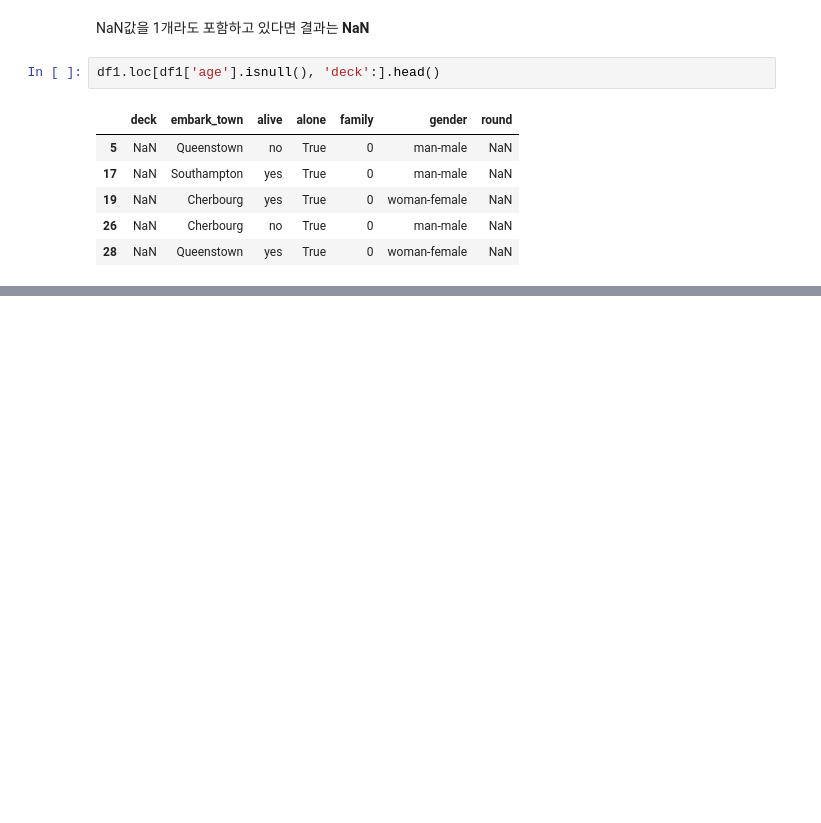
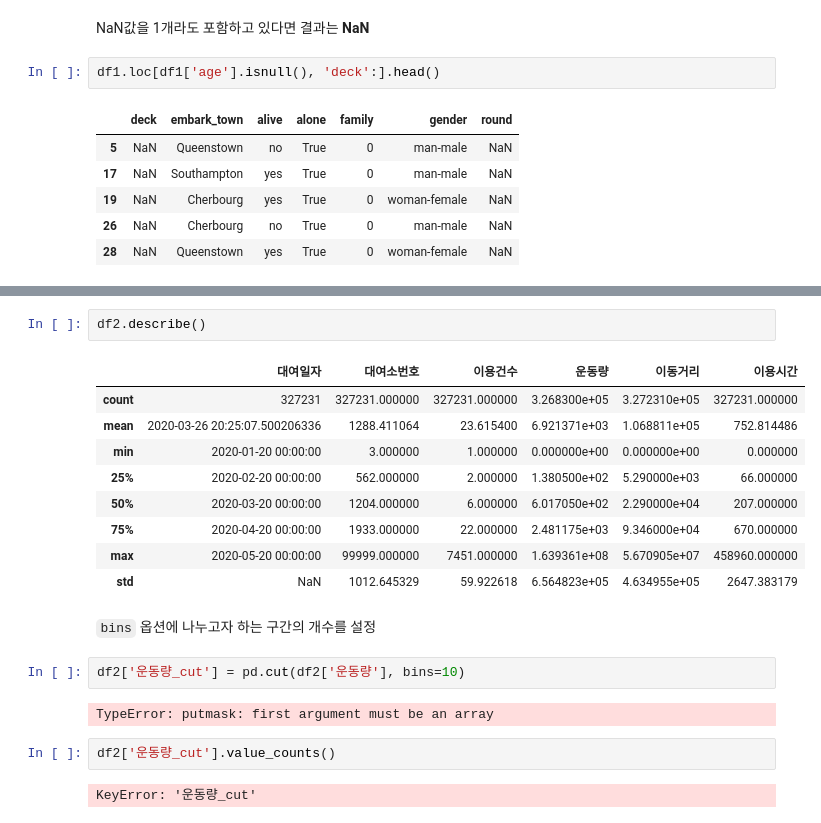
Before and after one commit to HeeJu-XiJu/TIL, a Jupyter notebook: Pandas/06_전처리,추가,삭제.ipynb, the cells around one changed output, grey strips where cells are left out. Drawn from its saved outputs; the diff is of its cells as text; blank space fills up the shorter version.

```diff
--- a/Pandas/06_전처리,추가,삭제.ipynb
+++ b/Pandas/06_전처리,추가,삭제.ipynb
@@ -180,0 +499,22 @@ df1.loc[df1['age'].isnull(), 'deck':].head()
+# %%
+df2.describe()
+# %% [output]
+|  | 대여일자 | 대여소번호 | 이용건수 | 운동량 | 이동거리 | 이용시간 |
+| count | 327231 | 327231.000000 | 327231.000000 | 3.268300e+05 | 3.272310e+05 | 327231.000000 |
+| mean | 2020-03-26 20:25:07.500206336 | 1288.411064 | 23.615400 | 6.921371e+03 | 1.068811e+05 | 752.814486 |
+| min | 2020-01-20 00:00:00 | 3.000000 | 1.000000 | 0.000000e+00 | 0.000000e+00 | 0.000000 |
+| 25% | 2020-02-20 00:00:00 | 562.000000 | 2.000000 | 1.380500e+02 | 5.290000e+03 | 66.000000 |
+| 50% | 2020-03-20 00:00:00 | 1204.000000 | 6.000000 | 6.017050e+02 | 2.290000e+04 | 207.000000 |
+| 75% | 2020-04-20 00:00:00 | 1933.000000 | 22.000000 | 2.481175e+03 | 9.346000e+04 | 670.000000 |
+| max | 2020-05-20 00:00:00 | 99999.000000 | 7451.000000 | 1.639361e+08 | 5.670905e+07 | 458960.000000 |
+| std | NaN | 1012.645329 | 59.922618 | 6.564823e+05 | 4.634955e+05 | 2647.383179 |
+# %% [markdown]
+``bins`` 옵션에 나누고자 하는 구간의 개수를 설정
+# %%
+df2['운동량_cut'] = pd.cut(df2['운동량'], bins=10)
+# %% [output]
+TypeError: putmask: first argument must be an array
+# %%
+df2['운동량_cut'].value_counts()
+# %% [output]
+KeyError: '운동량_cut'
```
Also changed, not shown: parts of 32 cells of this notebook.
